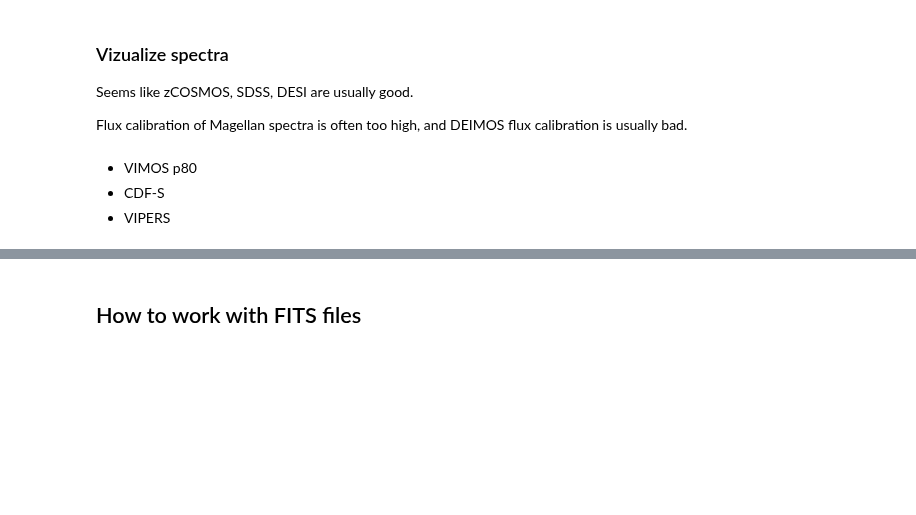
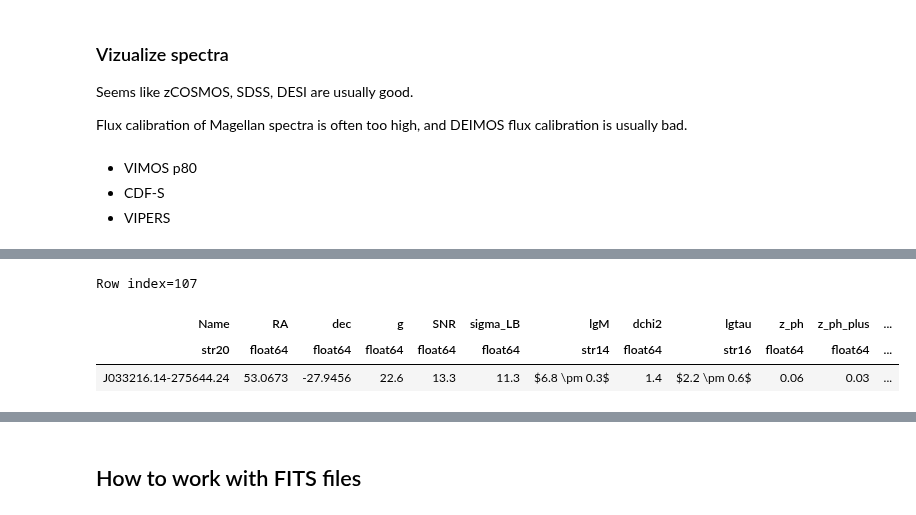
Before and after one commit to Chisen-Lupus/dwarf_agn_cosmos, a Jupyter notebook: des/des_download.ipynb, the cells around one changed output, grey strips where cells are left out. Saved outputs shown, nothing was run; the diff lists cells and outputs as text; code cells hidden in the pictures; blank space fills up the shorter version.

```diff
--- a/des/des_download.ipynb
+++ b/des/des_download.ipynb
@@ -826,0 +836,7 @@ def visualize(ID, plot_template=True):
+# %%
+data_agn_download[107]
+# %% [output]
+Row index=107
+| Name | RA | dec | g | SNR | sigma_LB | lgM | dchi2 | lgtau | z_ph | z_ph_plus | ... |
+| str20 | float64 | float64 | float64 | float64 | float64 | str14 | float64 | str16 | float64 | float64 | ... |
+| J033216.14-275644.24 | 53.0673 | -27.9456 | 22.6 | 13.3 | 11.3 | $6.8 \pm 0.3$ | 1.4 | $2.2 \pm 0.6$ | 0.06 | 0.03 | ... |
```
Also changed, not shown: parts of 15 cells of this notebook, 1 other file.
